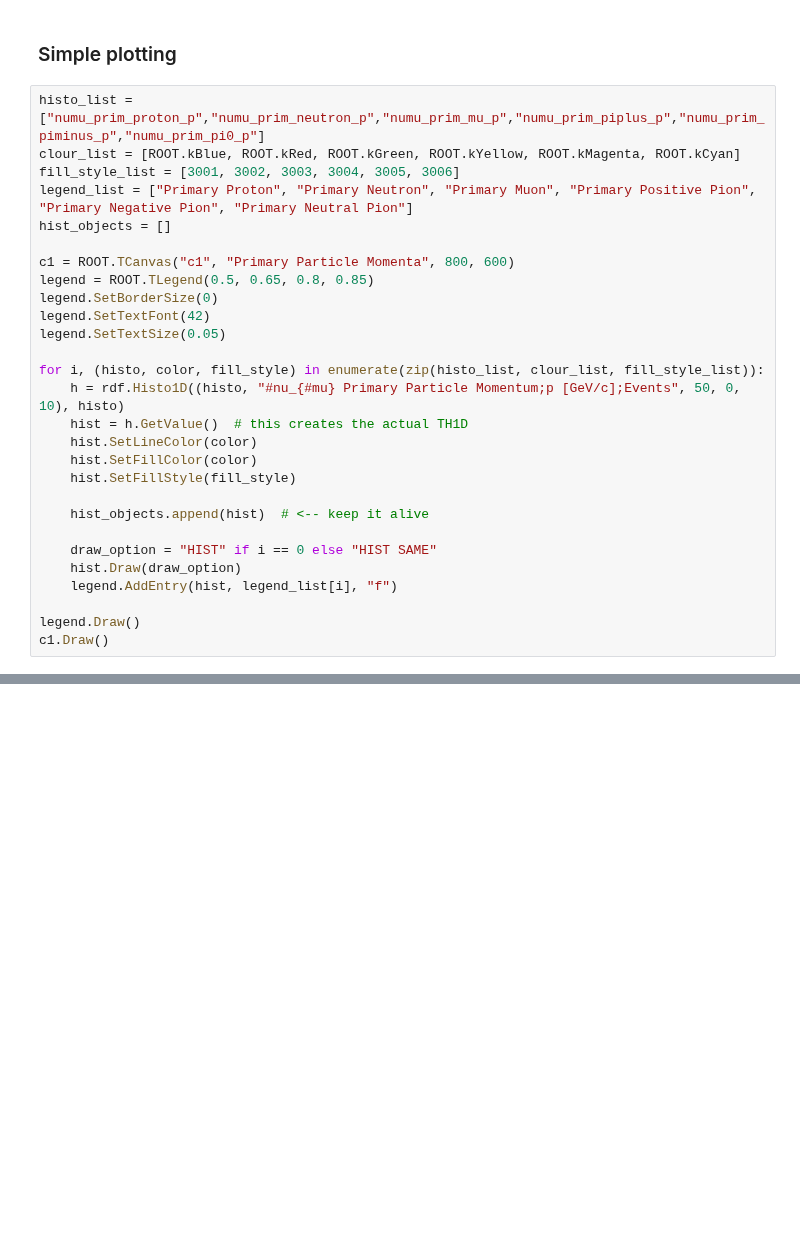
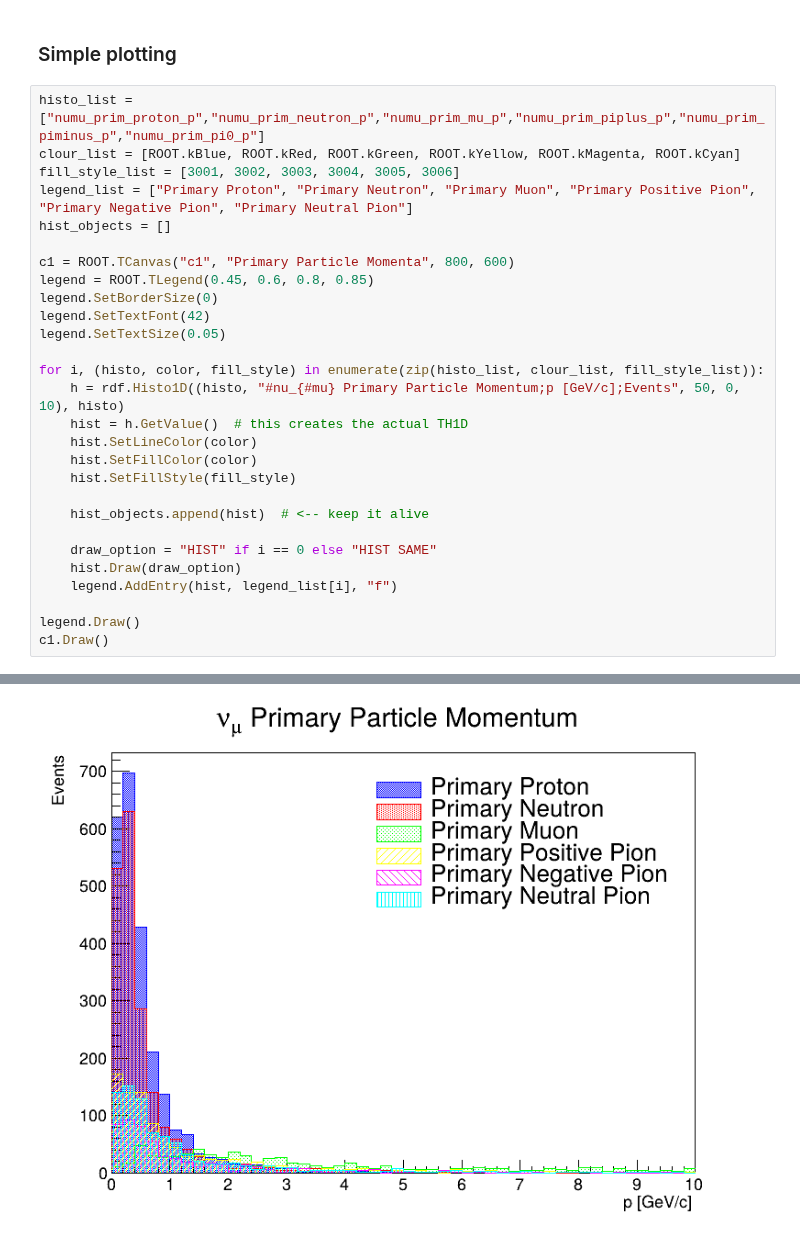
Before and after one commit to DUNE/duneanasel, a Jupyter notebook: examples/simple_file_reading/RDF_file_reading.ipynb, the cells around one changed output, grey strips where cells are left out. Cells and saved outputs as stored; diff of their text form; blank space fills up the shorter version.

```diff
--- a/examples/simple_file_reading/RDF_file_reading.ipynb
+++ b/examples/simple_file_reading/RDF_file_reading.ipynb
@@ -174,7 +158,7 @@ legend_list = ["Primary Proton", "Primary Neutron", "Primary Muon", "Primary Pos
 hist_objects = []
 
 c1 = ROOT.TCanvas("c1", "Primary Particle Momenta", 800, 600)
-legend = ROOT.TLegend(0.5, 0.65, 0.8, 0.85)
+legend = ROOT.TLegend(0.45, 0.6, 0.8, 0.85)
 legend.SetBorderSize(0)
 legend.SetTextFont(42)
 legend.SetTextSize(0.05)
@@ -198,0 +182 @@ c1.Draw()
+[figure, added]
```
Also changed, not shown: parts of 6 cells of this notebook, 1 other file.
